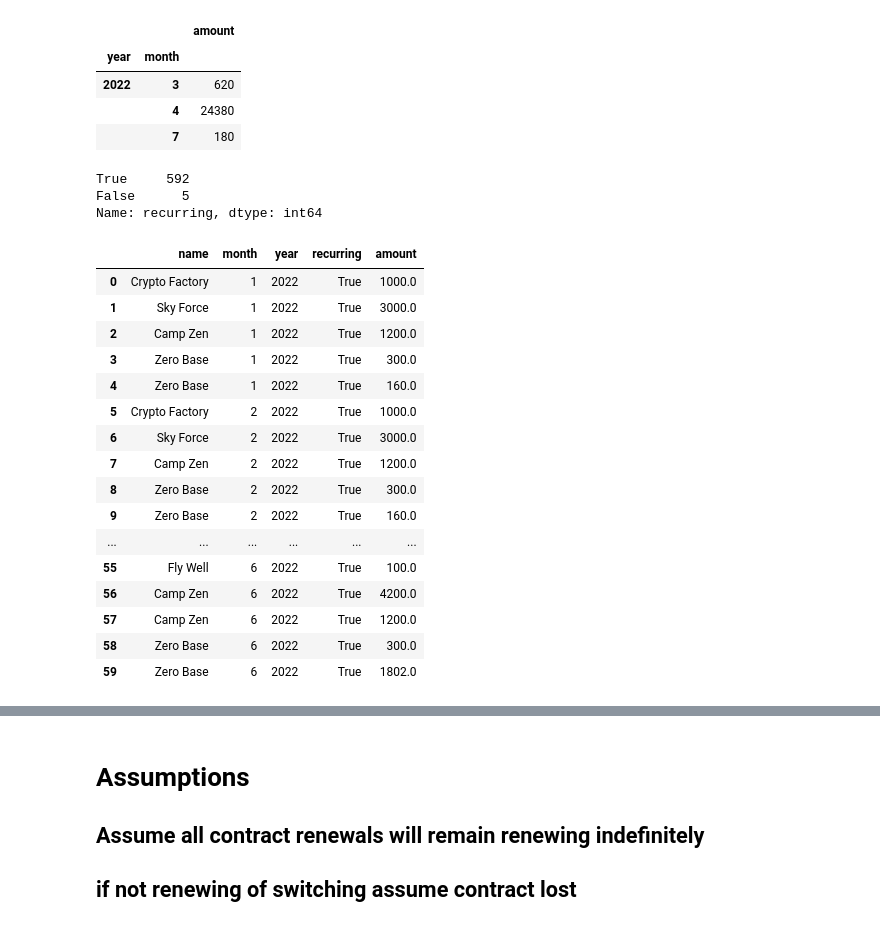
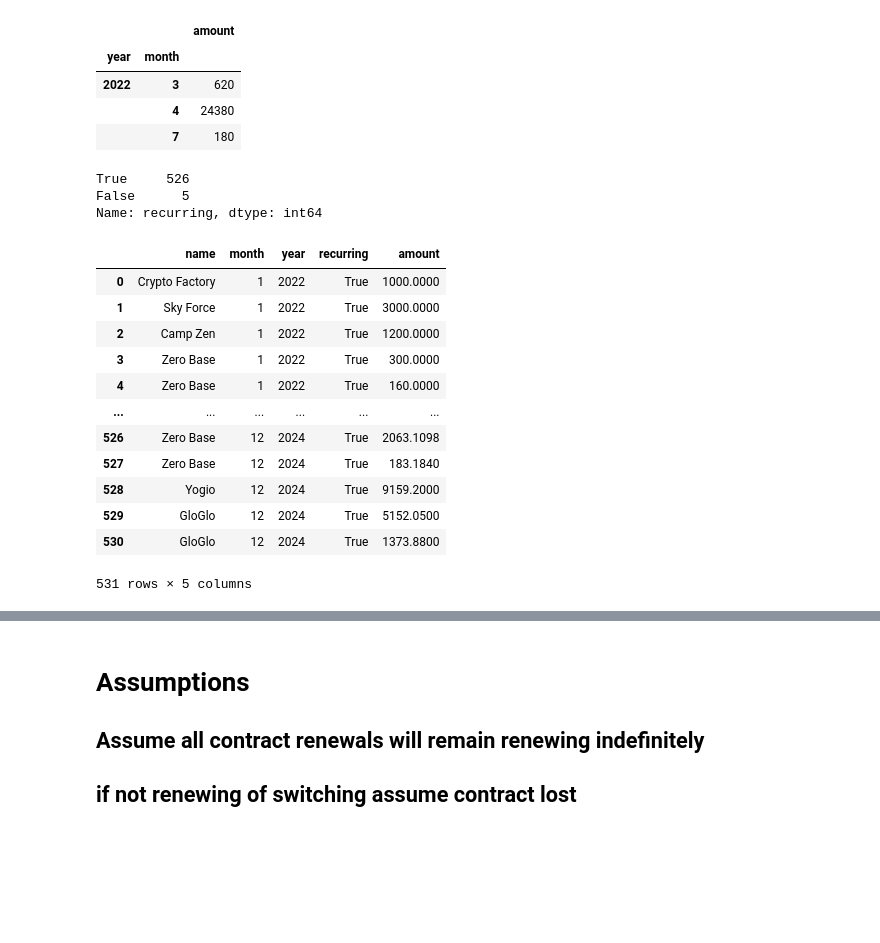
Before and after one commit to njw27/codi_pres, a Jupyter notebook: codi_nb.ipynb, the cells around one changed output, grey strips where cells are left out. Cells and saved outputs as stored; diff of their text form; code cells hidden in the pictures; blank space fills up the shorter version.

Commit message:
YTD calcs and 7% yearly increase assumptions

```diff
--- a/codi_nb.ipynb
+++ b/codi_nb.ipynb
@@ -840,7 +840,7 @@ See the caveats in the documentation: https://pandas.pydata.org/pandas-docs/stab
 |  | 7 | 180 |
 # %%
 long_addon_recur
-# #assume monthly charge and every 1 year 10% increase in charge
+# #assume monthly charge and every 1 year 7% increase in charge
 
 
 date_series_addlong = []
@@ -863,7 +863,7 @@ def thinger(recur, date, name, amount):
             date+= relativedelta(months=1)
             if recur == True and date < pd.Timestamp('2025-01-01') and counter == 12:
                 counter = 0
-                amount = amount *1.10 #10% term increase
+                amount = amount *1.07 #7% term increase
             else:
                 pass
     elif recur == False:
@@ -897,31 +897,28 @@ framed_addon = framed_addon.sort_values(by = ["year", "month"])
 framed_addon = framed_addon.reset_index()
 framed_addon = framed_addon [["name", "month", "year", "recurring", "amount"]]
 
+framed_addon.drop(framed_addon.loc[framed_addon['year']==2025].index, inplace=True)
 
 framed_addon.recurring.value_counts()
 
 #Need value to be charged to next available month? or its own schedule based off the term
 # %% [output]
-True     592
+True     526
 False      5
 Name: recurring, dtype: int64
 # %%
-framed_addon.head(60)
+framed_addon
 # %% [output]
 |  | name | month | year | recurring | amount |
-| 0 | Crypto Factory | 1 | 2022 | True | 1000.0 |
-| 1 | Sky Force | 1 | 2022 | True | 3000.0 |
-| 2 | Camp Zen | 1 | 2022 | True | 1200.0 |
-| 3 | Zero Base | 1 | 2022 | True | 300.0 |
-| 4 | Zero Base | 1 | 2022 | True | 160.0 |
-| 5 | Crypto Factory | 2 | 2022 | True | 1000.0 |
-| 6 | Sky Force | 2 | 2022 | True | 3000.0 |
-| 7 | Camp Zen | 2 | 2022 | True | 1200.0 |
-| 8 | Zero Base | 2 | 2022 | True | 300.0 |
-| 9 | Zero Base | 2 | 2022 | True | 160.0 |
+| 0 | Crypto Factory | 1 | 2022 | True | 1000.0000 |
+| 1 | Sky Force | 1 | 2022 | True | 3000.0000 |
+| 2 | Camp Zen | 1 | 2022 | True | 1200.0000 |
+| 3 | Zero Base | 1 | 2022 | True | 300.0000 |
+| 4 | Zero Base | 1 | 2022 | True | 160.0000 |
 | ... | ... | ... | ... | ... | ... |
-| 55 | Fly Well | 6 | 2022 | True | 100.0 |
-| 56 | Camp Zen | 6 | 2022 | True | 4200.0 |
-| 57 | Camp Zen | 6 | 2022 | True | 1200.0 |
-| 58 | Zero Base | 6 | 2022 | True | 300.0 |
-| 59 | Zero Base | 6 | 2022 | True | 1802.0 |
+| 526 | Zero Base | 12 | 2024 | True | 2063.1098 |
+| 527 | Zero Base | 12 | 2024 | True | 183.1840 |
+| 528 | Yogio | 12 | 2024 | True | 9159.2000 |
+| 529 | GloGlo | 12 | 2024 | True | 5152.0500 |
+| 530 | GloGlo | 12 | 2024 | True | 1373.8800 |
+531 rows × 5 columns
```
Also changed, not shown: parts of 21 cells of this notebook.
